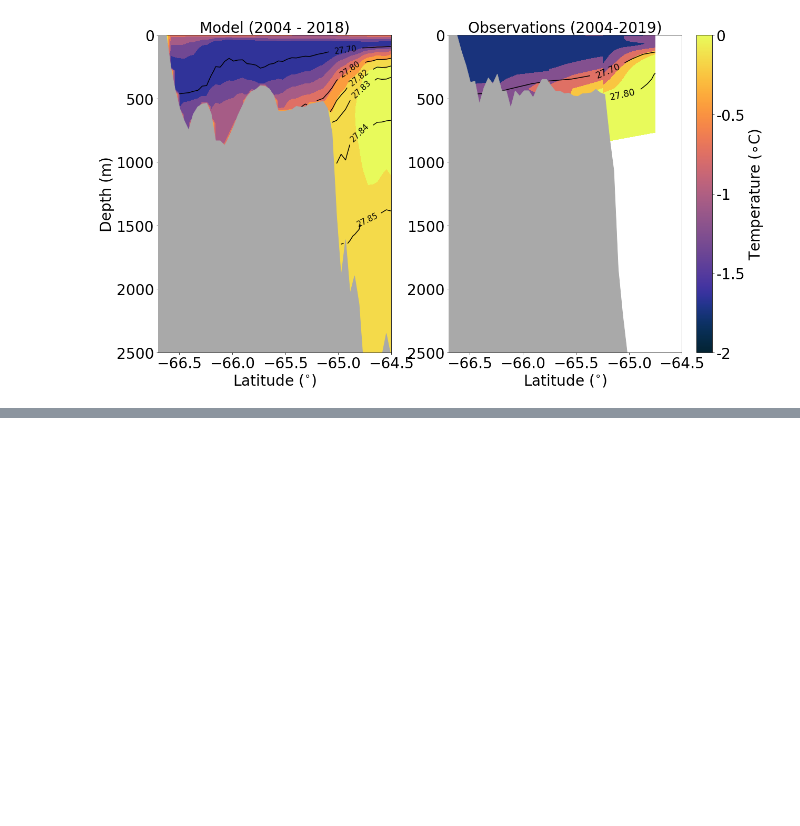
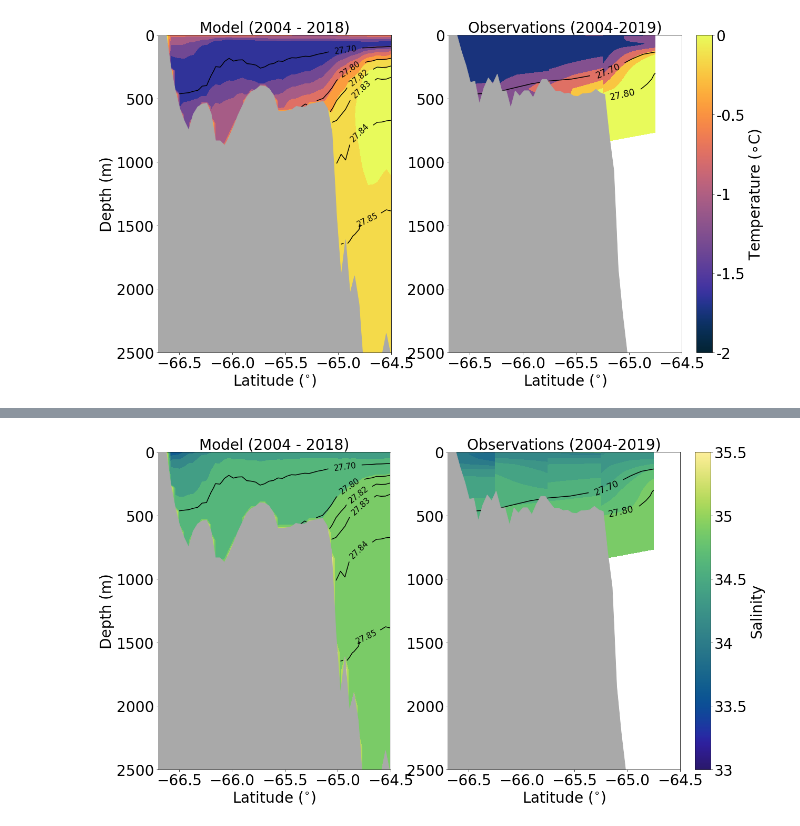
Before and after one commit to ribeiron/ScriptsChapter3, a Jupyter notebook: transect_vs_seals.ipynb, the cells around one changed output, grey strips where cells are left out. Saved outputs shown, nothing was run; the diff lists cells and outputs as text; code cells hidden in the pictures; blank space fills up the shorter version.

```diff
--- a/transect_vs_seals.ipynb
+++ b/transect_vs_seals.ipynb
@@ -1030,31 +1012,33 @@ plt.title('Observations (2004-2019)',fontsize=fontsize2)
 #cbar=plt.colorbar(pcm, ticks = ticks,pad=.03)
 cbar = fig.colorbar(
    ScalarMappable(norm=pcm.norm, cmap=pcm.cmap),
    ticks=range(-2,0)
 )
 cbar.ax.tick_params(labelsize=fontsize2)
 cbar.set_label(r'Salinity', fontsize = fontsize2,labelpad=5)
 # set the tick positions and labels for the second colorbar
 ticks = [33, 33.5, 34, 34.5, 35, 35.5]
 ticklabels = ['33', '33.5', '34', '34.5', '35', '35.5']
 cbar.set_ticks(ticks)
 cbar.set_ticklabels(ticklabels)
 
 # plot density contours:
 #cont = plt.contour(sigma0_seal.yt_ocean,sigma0_seal.st_ocean,sigma0_seal,[27.8],
 #           colors='k',zorder=2 ,fontsize=17)
 #cont = plt.contour(da_sigma_seal.yt_ocean,da_sigma_seal.st_ocean,da_sigma_seal,[27.7,27.8],
 #           colors='k',zorder=2 ,fontsize=17)
 cont = plt.contour(da.yt_ocean,da.st_ocean,da,[27.7,27.8],
            colors='k',zorder=1 ,fontsize=17)
 
 
 plt.clabel(cont, inline=True, fontsize=17,fmt='%1.2f')
 
 #plot land
 plt.fill_between(ht_transect_seal.yt_ocean,ht_transect_seal,6000,zorder=3,color='darkgrey')
 
 fig.tight_layout()
 figdir = '/g/data/v45/ns3783/ScriptsChapter3/Figures'
-filestr = figdir+'/SI_validation_transectS_model_vs_seals_coarse_SALT.png'
+filestr = figdir+'/SI_validation_transect_model_vs_seals_coarse_SALT.png'
 plt.savefig(filestr,dpi=600,bbox_inches='tight')
+# %% [output]
+[figure, added]
```
Also changed, not shown: parts of 9 cells of this notebook, 6 other files.
